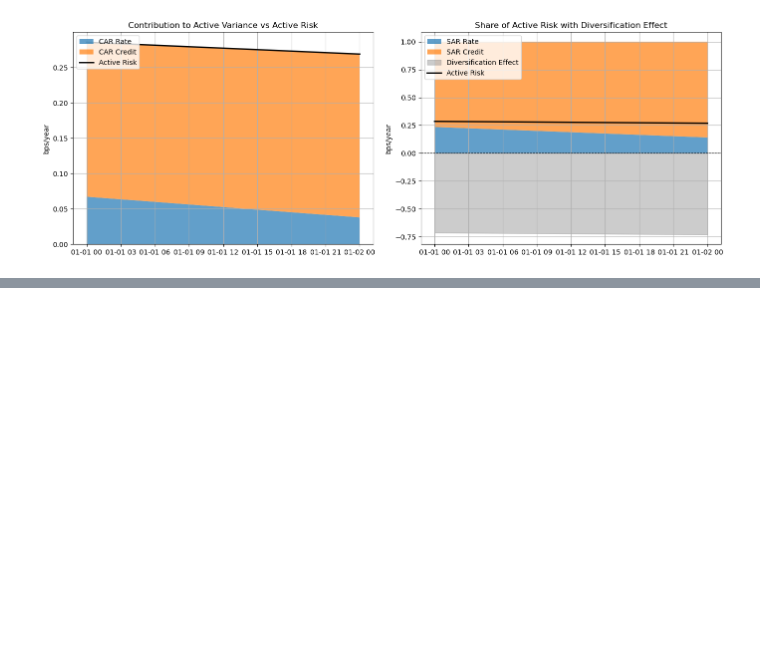
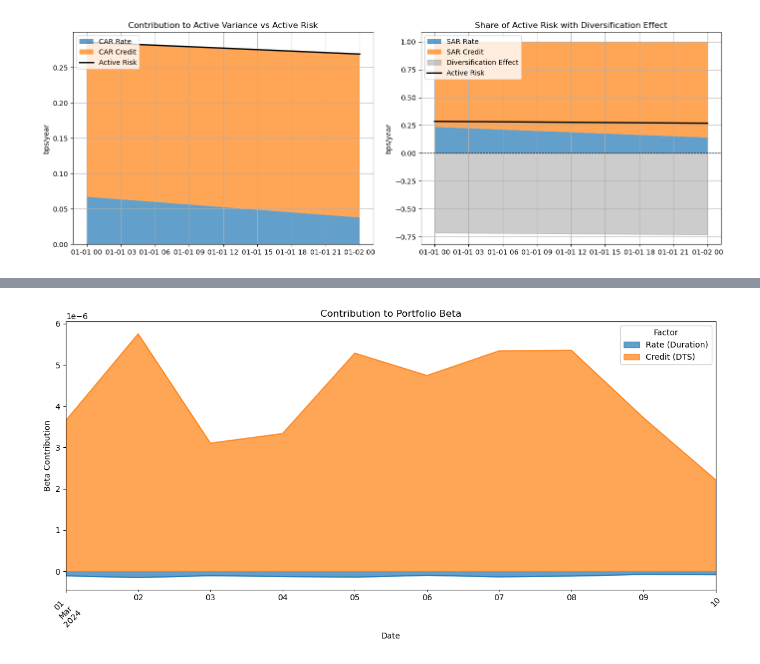
Before and after one commit to peterballaro/kalman_filter, a Jupyter notebook: model_example.ipynb, the cells around one changed output, grey strips where cells are left out. Drawn from its saved outputs; the diff is of its cells as text; code cells hidden in the pictures; blank space fills up the shorter version.

```diff
--- a/model_example.ipynb
+++ b/model_example.ipynb
@@ -852,0 +806,55 @@ $$
+# %%
+dates = pd.date_range(start='2024-03-01', periods=10, freq='D')
+
+np.random.seed(0)
+ewma_covs = pd.DataFrame({
+    'Date': dates,
+    'Yield_Change': np.random.normal(0.0001, 0.00002, len(dates)),
+    '%OAS_Change': np.random.normal(0.0001, 0.00002, len(dates))
+})
+
+# Simulate time-varying active exposures
+exposures = pd.DataFrame({
+    'Date': dates,
+    'Duration': np.random.uniform(0.4, 0.6, len(dates)),  # duration active exposure (in years)
+    'DTS': np.random.uniform(-25, -15, len(dates))        # DTS active exposure
+})
+
+# Merge data
+df = pd.merge(ewma_covs, exposures, on='Date')
+
+# Compute contribution to beta
+results = []
+for _, row in df.iterrows():
+    B = np.array([row['Duration'], row['DTS']])
+    y = row['Yield_Change']
+    oas = row['%OAS_Change']
+    Σ = np.array([[y**2, y*oas],
+                  [y*oas, oas**2]])
+    total_beta = B @ Σ @ B
+    contrib = B * (Σ @ B)
+    results.append({
+        'Date': row['Date'],
+        'Rate (Duration)': contrib[0],
+        'Credit (DTS)': contrib[1],
+        'Total Beta': total_beta
+    })
+
+# Create DataFrame
+contribs_df = pd.DataFrame(results)
+
+# Plot: Stacked area chart
+fig, ax = plt.subplots(figsize=(12, 6))
+contribs_df.set_index('Date')[['Rate (Duration)', 'Credit (DTS)']].plot.area(
+    ax=ax, stacked=True, alpha=0.7
+)
+
+ax.set_title('Contribution to Portfolio Beta')
+ax.set_ylabel('Beta Contribution')
+ax.set_xlabel('Date')
+ax.legend(title='Factor')
+plt.xticks(rotation=45)
+plt.tight_layout()
+plt.show()
+# %% [output]
+[figure, added]
```
Also changed, not shown: parts of 2 cells of this notebook.
